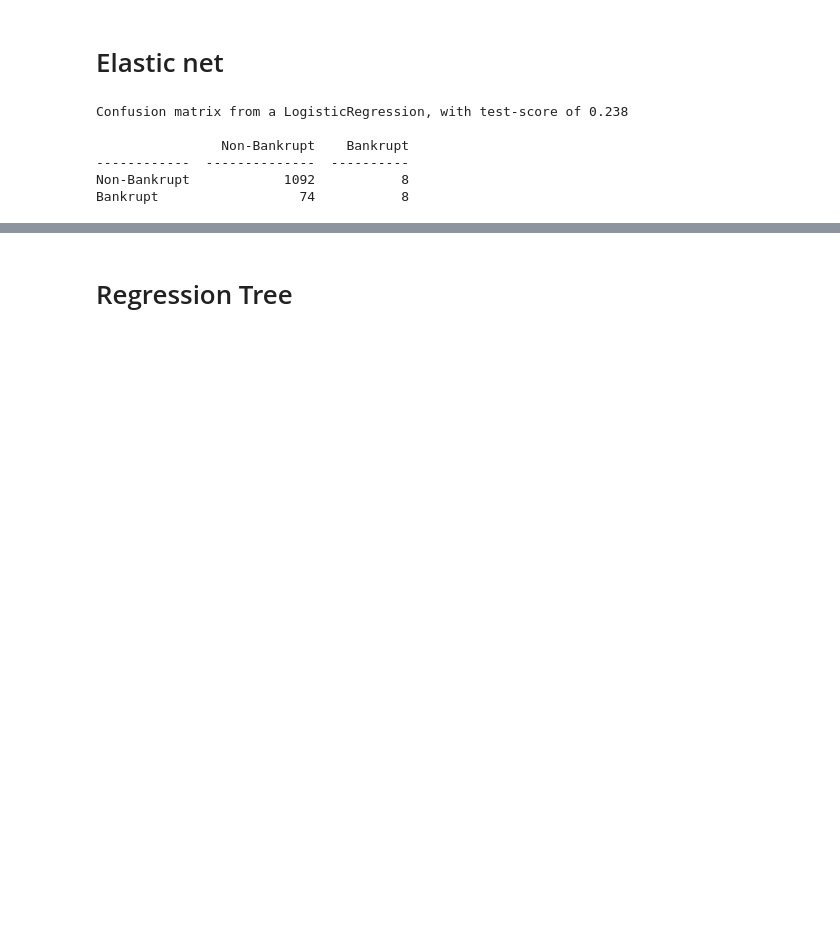
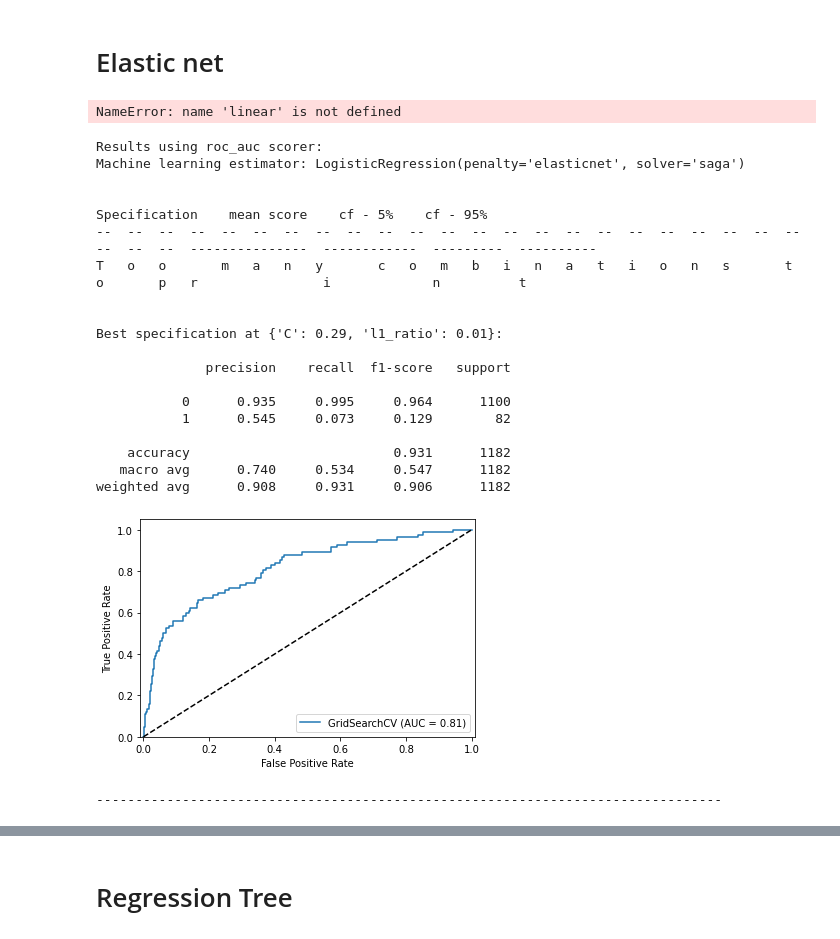
Before and after one commit to KarlTjensvoll/seminar_ml, a Jupyter notebook: code/python/karl_sandbox.ipynb, the cells around one changed output, grey strips where cells are left out. Cells and saved outputs as stored; diff of their text form; code cells hidden in the pictures; blank space fills up the shorter version.

Commit message:
Finished grid search algo, /w printer

```diff
--- a/code/python/karl_sandbox.ipynb
+++ b/code/python/karl_sandbox.ipynb
@@ -53,30 +60,84 @@ Bankrupt                  79           3
 # %%
-x_train, x_test, y_train, y_test = data_handler.load_data(5)
+
 logit_elastic_net = linear.LogisticRegression(
     penalty='elasticnet',
     solver='saga',
     max_iter=10000,
     l1_ratio=0.1
 )
+
+# As fortran array makes sklearn faster.
 ml.validate_model(
     logit_elastic_net,
     (np.asfortranarray(x_train.to_numpy()), y_train.to_numpy()),
     (x_test.to_numpy(), y_test.to_numpy())
 ) ;
 # %% [output]
-Confusion matrix from a LogisticRegression, with test-score of 0.238
-
-                Non-Bankrupt    Bankrupt
-------------  --------------  ----------
-Non-Bankrupt            1092           8
-Bankrupt                  74           8
+NameError: name 'linear' is not defined
+# %%
+parameters = {'C': [ 0.1, 0.5, 0.9], 'l1_ratio': [ 0.1, 0.5, 0.9]}
+logit_elastic_net = linear.LogisticRegression(
+    penalty='elasticnet',
+    solver='saga',
+    max_iter=100
+)
+grid_result = ml.search_hyperparameters(
+    logit_elastic_net,
+    parameters,
+    (x_train, y_train),
+    scoring='recall',
+    refit=True
+)
+# %%
+def loop_over_scores(
+        func, parameters, x_train, y_train, scorer_list
+    ):
+    # Loop over different scorers, like recall, accuracy, etc.
+    # Use these different scorers to optimize the hyperparameters
+    # for the given ml algorithm, and then pass it to the
+    # grid_cv_reporter to get a nice overview of the results.
+    for scorer in scorer_list:
+        grid_result = ml.search_hyperparameters(
+            func,
+            parameters,
+            (x_train, y_train),
+            scoring=scorer,
+            refit=True
+        )
+        print(f'Results using {scorer} scorer:')
+        ml.grid_cv_report(grid_result, x_test, y_test)
+        print('-'*80)
+        print()
 # %%
-parameters = {'C': np.linspace(0.01, 1, 10), 'l1_ratio': np.linspace(0.01, 1, 10)}
+parameters = {
+    'C': np.linspace(0.01, 0.99, 10), 'l1_ratio': np.linspace(0.01, 0.99, 10)
+}
 logit_elastic_net = linear.LogisticRegression(
     penalty='elasticnet',
     solver='saga',
     max_iter=100
 )
-grid_result = ml.search_hyperparameters(
-    logit_elastic_net, parameters, (x_train, y_train)
-)
+scorer_list = ['recall', 'roc_auc', 'accuracy']
+scorer_list = ['roc_auc']
+loop_over_scores(logit_elastic_net, parameters, x_train, y_train, scorer_list)
+# %% [output]
+Results using roc_auc scorer:
+Machine learning estimator: LogisticRegression(penalty='elasticnet', solver='saga')
+
+                                                                                                        Specification    mean score    cf - 5%    cf - 95%
+--  --  --  --  --  --  --  --  --  --  --  --  --  --  --  --  --  --  --  --  --  --  --  --  --  --  ---------------  ------------  ---------  ----------
+T   o   o       m   a   n   y       c   o   m   b   i   n   a   t   i   o   n   s       t   o       p   r                i             n          t
+
+
+Best specification at {'C': 0.29, 'l1_ratio': 0.01}:
+
+              precision    recall  f1-score   support
+
+           0      0.935     0.995     0.964      1100
+           1      0.545     0.073     0.129        82
+
+    accuracy                          0.931      1182
+   macro avg      0.740     0.534     0.547      1182
+weighted avg      0.908     0.931     0.906      1182
+[figure, added]
+--------------------------------------------------------------------------------
```
Also changed, not shown: parts of 4 cells of this notebook, 2 other files.
